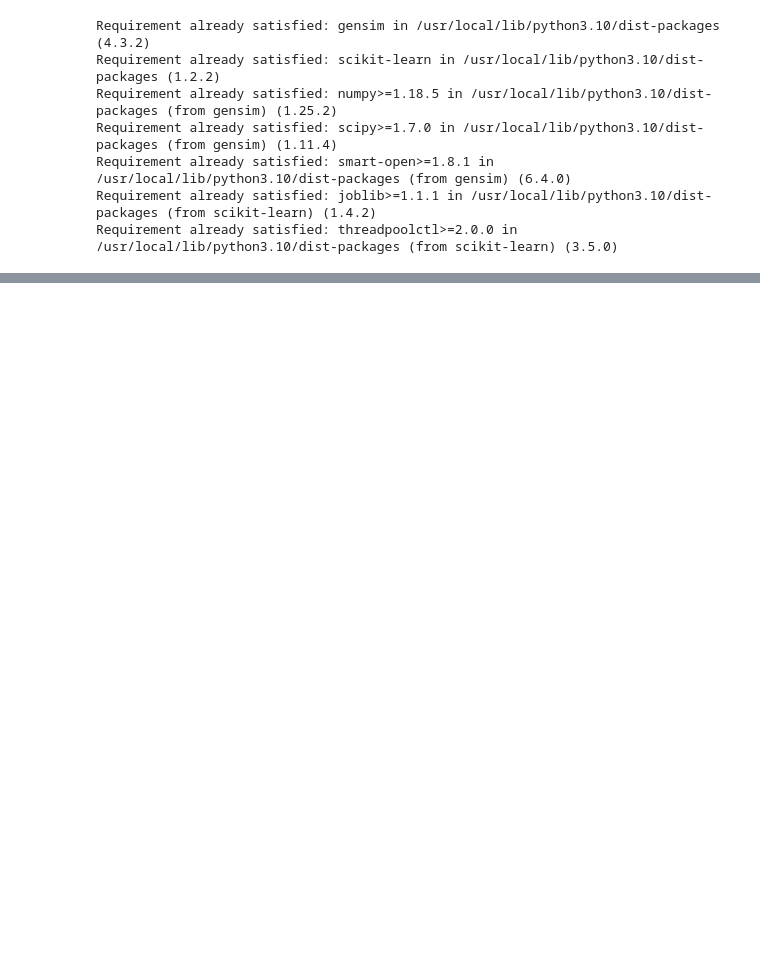
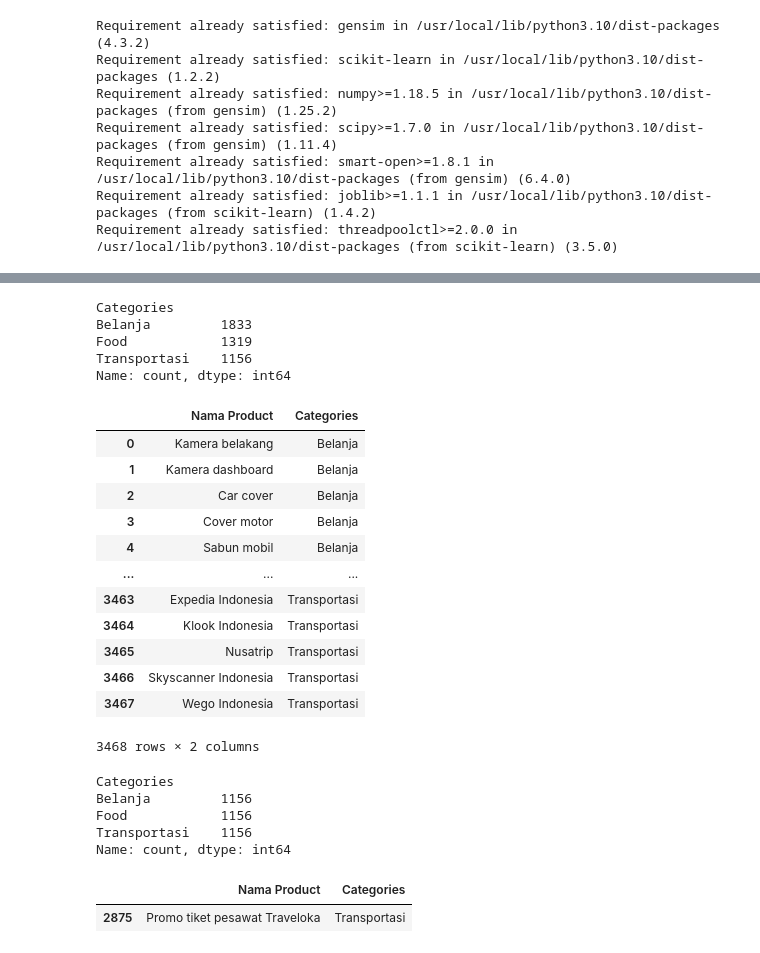
Before and after one commit to berUang-Capstone/ML, a Jupyter notebook: Model/Product_Category_Classification.ipynb, the cells around one changed output, grey strips where cells are left out. Cells and saved outputs as stored; diff of their text form; code cells hidden in the pictures; blank space fills up the shorter version.

```diff
--- a/Model/Product_Category_Classification.ipynb
+++ b/Model/Product_Category_Classification.ipynb
@@ -34,0 +57,4 @@ data.head()
+# %%
+data.drop(columns=['Unnamed: 2', 'Unnamed: 3', 'Unnamed: 4',
+       'Unnamed: 5', 'Unnamed: 6', 'Unnamed: 7', 'Unnamed: 8', 'Unnamed: 9',
+       'Unnamed: 10'], inplace=True)
@@ -34,0 +87,45 @@ data.head()
+# %%
+category_counts = data['Categories'].value_counts()
+print(category_counts)
+# %% [output]
+Categories
+Belanja         1833
+Food            1319
+Transportasi    1156
+Name: count, dtype: int64
+# %%
+belanja = data[data['Categories'] == "Belanja"].head(1156)
+food = data[data['Categories'] == "Food"].head(1156)
+trans = data[data['Categories'] == "Transportasi"]
+
+data = pd.concat([belanja, food, trans], ignore_index=True)
+data
+# %% [output]
+|  | Nama Product | Categories |
+| 0 | Kamera belakang | Belanja |
+| 1 | Kamera dashboard | Belanja |
+| 2 | Car cover | Belanja |
+| 3 | Cover motor | Belanja |
+| 4 | Sabun mobil | Belanja |
+| ... | ... | ... |
+| 3463 | Expedia Indonesia | Transportasi |
+| 3464 | Klook Indonesia | Transportasi |
+| 3465 | Nusatrip | Transportasi |
+| 3466 | Skyscanner Indonesia | Transportasi |
+| 3467 | Wego Indonesia | Transportasi |
+3468 rows × 2 columns
+# %%
+category_counts = data['Categories'].value_counts()
+print(category_counts)
+# %% [output]
+Categories
+Belanja         1156
+Food            1156
+Transportasi    1156
+Name: count, dtype: int64
+# %%
+filtered_df = data[data['Nama Product'].str.contains("Promo tiket pesawat Traveloka", case=False, na=False)]
+filtered_df
+# %% [output]
+|  | Nama Product | Categories |
+| 2875 | Promo tiket pesawat Traveloka | Transportasi |
```
Also changed, not shown: parts of 18 cells of this notebook, 6 other files.
